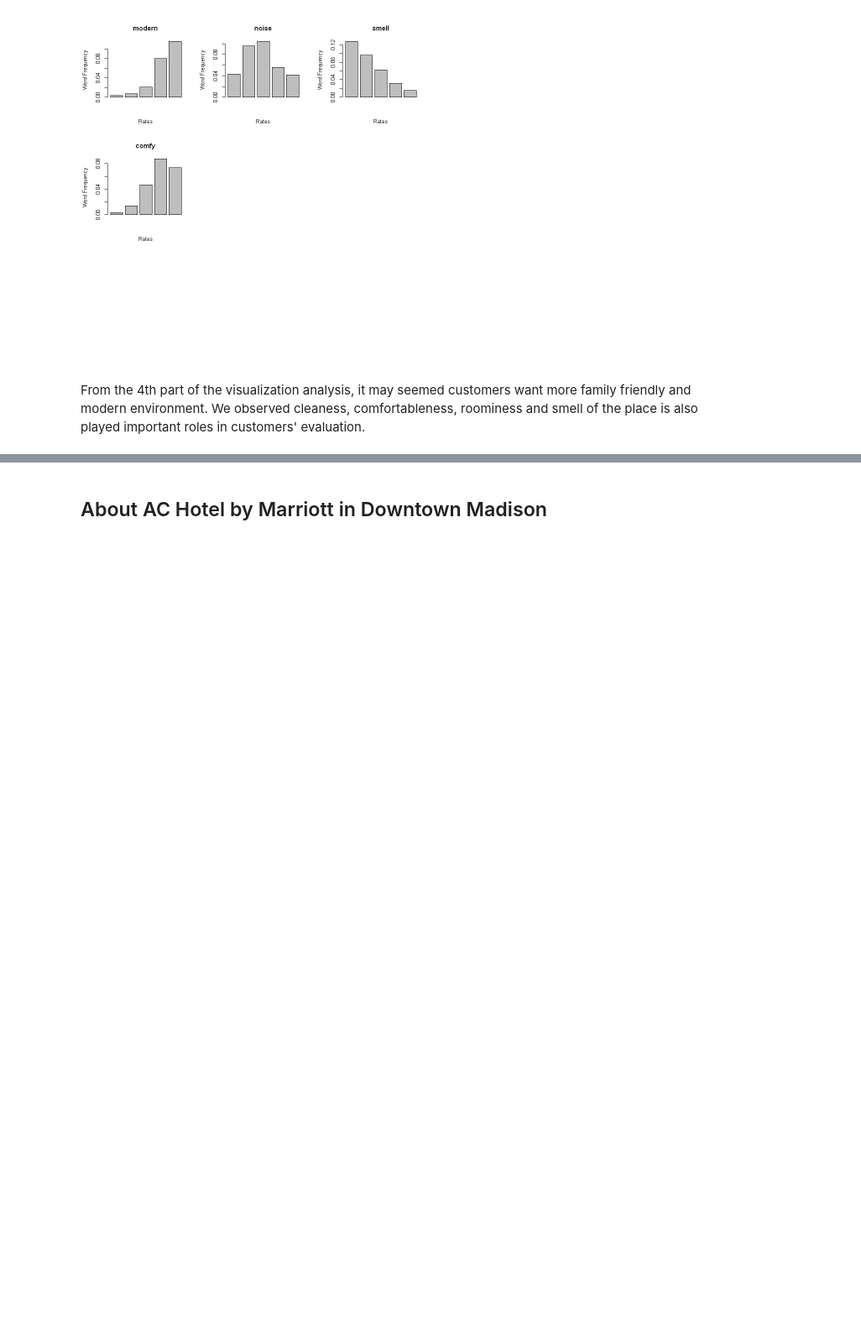
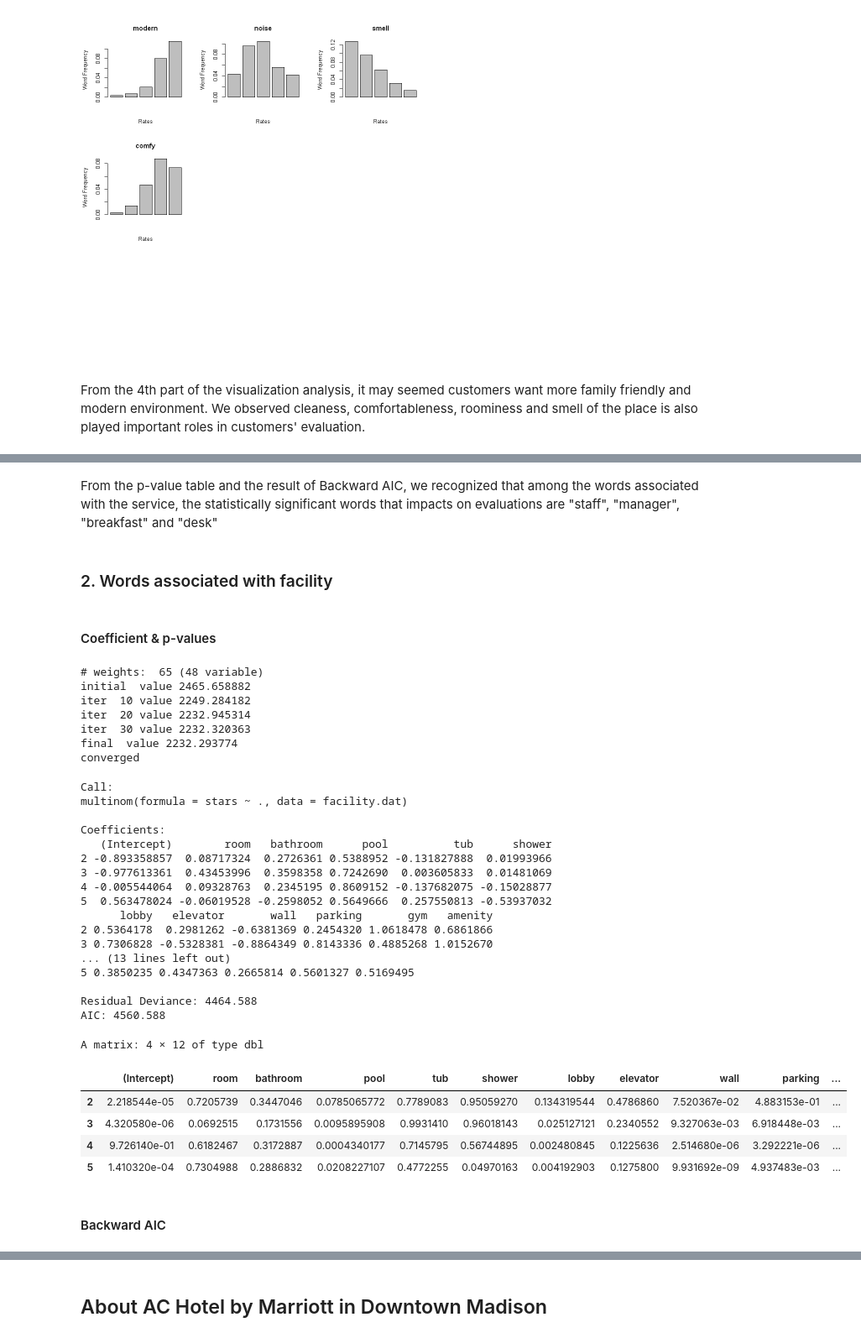
Before and after one commit to cocofreefarm/Module3, a Jupyter notebook: Analysis.ipynb, the cells around one changed output, grey strips where cells are left out. Shown: that part at 84% size. Cells and saved outputs as stored; diff of their text form; code cells hidden in the pictures; blank space fills up the shorter version.

```diff
--- a/Analysis.ipynb
+++ b/Analysis.ipynb
@@ -300,0 +371,45 @@ A matrix: 17 × 2 of type chr
+# %% [markdown]
+From the p-value table and the result of Backward AIC, we recognized that  among the words associated with the service, the statistically significant words that impacts on evaluations are  "staff", "manager", "breakfast" and "desk"
+# %% [markdown]
+### 2. Words associated with facility
+# %% [markdown]
+#### Coefficient & p-values
+# %%
+m1.facility <- multinom(stars~.,data=facility.dat)
+summary(m1.facility)
+m1.facility.stat <- summary(m1.facility)$coefficient/summary(m1.facility)$standard.errors
+pval.facility.m1 <- 2*(pnorm(abs(m1.facility.stat),0,1,lower.tail = FALSE))
+pval.facility.m1
+# %% [output]
+# weights:  65 (48 variable)
+initial  value 2465.658882
+iter  10 value 2249.284182
+iter  20 value 2232.945314
+iter  30 value 2232.320363
+final  value 2232.293774
+converged
+Call:
+multinom(formula = stars ~ ., data = facility.dat)
+
+Coefficients:
+   (Intercept)        room   bathroom      pool          tub      shower
+2 -0.893358857  0.08717324  0.2726361 0.5388952 -0.131827888  0.01993966
+3 -0.977613361  0.43453996  0.3598358 0.7242690  0.003605833  0.01481069
+4 -0.005544064  0.09328763  0.2345195 0.8609152 -0.137682075 -0.15028877
+5  0.563478024 -0.06019528 -0.2598052 0.5649666  0.257550813 -0.53937032
+      lobby   elevator       wall   parking       gym   amenity
+2 0.5364178  0.2981262 -0.6381369 0.2454320 1.0618478 0.6861866
+3 0.7306828 -0.5328381 -0.8864349 0.8143336 0.4885268 1.0152670
+... (13 lines left out)
+5 0.3850235 0.4347363 0.2665814 0.5601327 0.5169495
+
+Residual Deviance: 4464.588
+AIC: 4560.588
+A matrix: 4 × 12 of type dbl
+|  | (Intercept) | room | bathroom | pool | tub | shower | lobby | elevator | wall | parking | ... |
+| 2 | 2.218544e-05 | 0.7205739 | 0.3447046 | 0.0785065772 | 0.7789083 | 0.95059270 | 0.134319544 | 0.4786860 | 7.520367e-02 | 4.883153e-01 | ... |
+| 3 | 4.320580e-06 | 0.0692515 | 0.1731556 | 0.0095895908 | 0.9931410 | 0.96018143 | 0.025127121 | 0.2340552 | 9.327063e-03 | 6.918448e-03 | ... |
+| 4 | 9.726140e-01 | 0.6182467 | 0.3172887 | 0.0004340177 | 0.7145795 | 0.56744895 | 0.002480845 | 0.1225636 | 2.514680e-06 | 3.292221e-06 | ... |
+| 5 | 1.410320e-04 | 0.7304988 | 0.2886832 | 0.0208227107 | 0.4772255 | 0.04970163 | 0.004192903 | 0.1275800 | 9.931692e-09 | 4.937483e-03 | ... |
+# %% [markdown]
+#### Backward AIC
```
Also changed, not shown: parts of 27 cells of this notebook, 1 other file.
